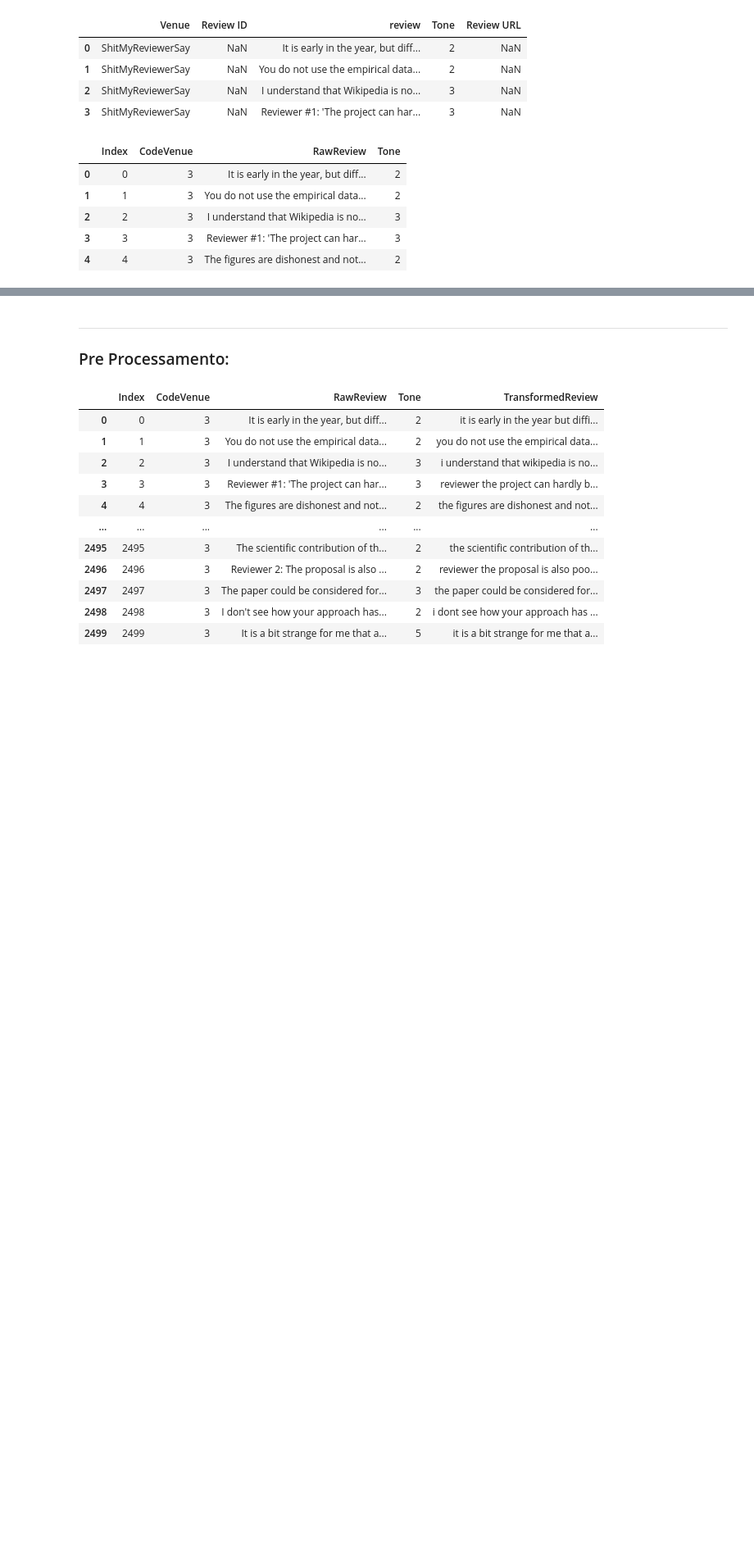
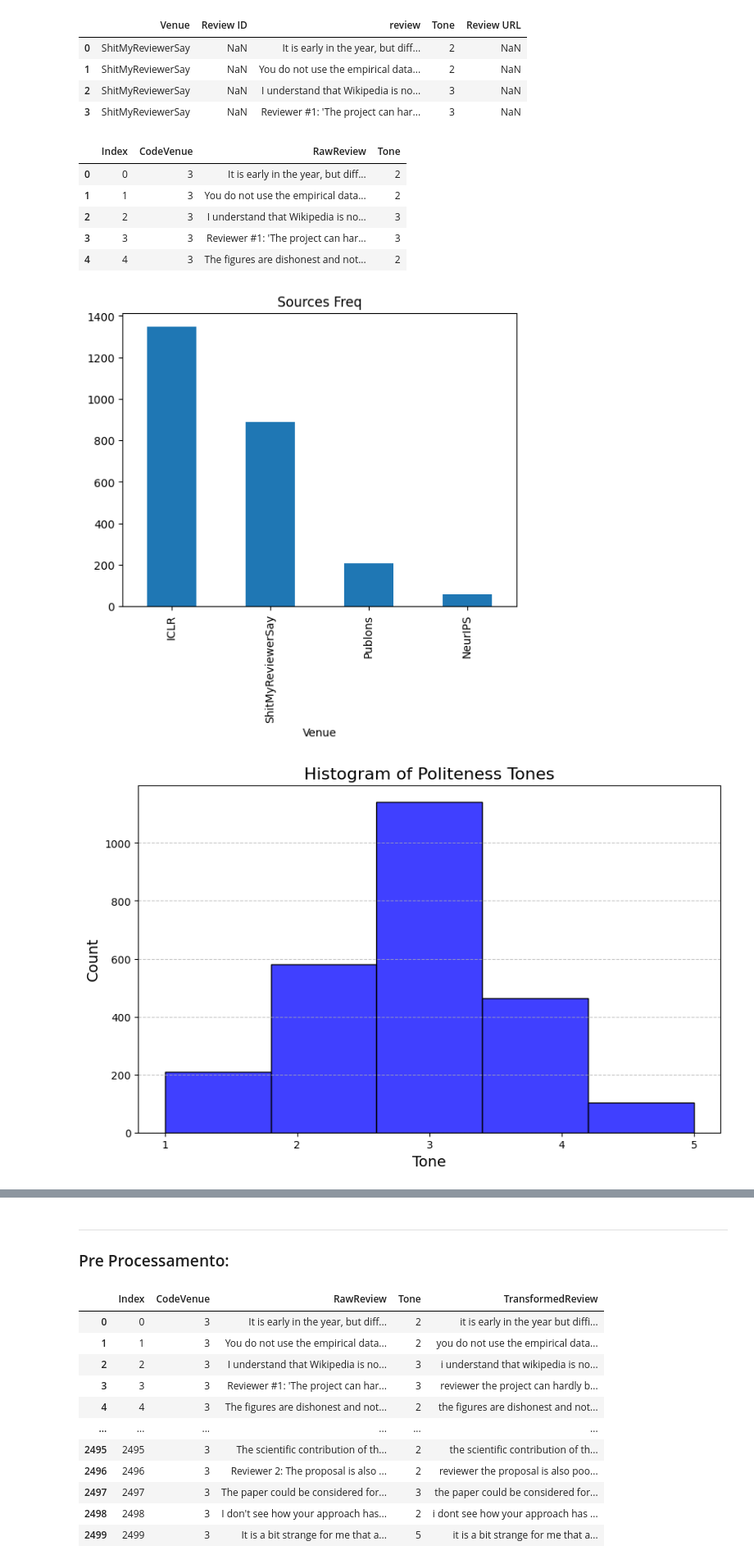
Before and after one commit to Gianini2/politeness1, a Jupyter notebook: politepeer-classification.ipynb, the cells around one changed output, grey strips where cells are left out. Shown at 82% size. Drawn from its saved outputs; the diff is of its cells as text; code cells hidden in the pictures; blank space fills up the shorter version.

```diff
--- a/politepeer-classification.ipynb
+++ b/politepeer-classification.ipynb
@@ -121,3 +102,38 @@ TargetDf.head()
 | 2 | 2 | 3 | I understand that Wikipedia is no... | 3 |
 | 3 | 3 | 3 | Reviewer #1: 'The project can har... | 3 |
 | 4 | 4 | 3 | The figures are dishonest and not... | 2 |
+# %%
+# Some visuals
+
+# Plotting the distribution of the sources
+OriginalPolitenessDF['Venue'].value_counts().plot(title='Sources Freq', kind='bar')
+plt.show()
+
+# Tone distribution
+plt.figure(figsize=(10, 6))
+sns.histplot(OriginalPolitenessDF['Tone'], bins=5, fill=True, color='blue', edgecolor='black')
+plt.grid(axis='y', linestyle='--', alpha=0.7)
+plt.xticks(ticks=[1, 2, 3, 4, 5])
+plt.title("Histogram of Politeness Tones", fontsize=16)
+plt.xlabel("Tone", fontsize=14)
+plt.ylabel("Count", fontsize=14)
+plt.show()
+
+# Plot tone per venue, stacked
+OriginalPolitenessDF.groupby(['Venue', 'Tone']).size().unstack().plot(kind='bar', stacked=True, title='Tone per Venue')
+plt.show()
+
+# Lenghts
+lengths = TargetDf['RawReview'].str.len()
+
+# Plot histogram of review lengths
+plt.figure(figsize=(10, 6))
+sns.histplot(lengths, bins=30, kde=True, color='blue', alpha=0.7)  # Seaborn for enhanced visuals
+plt.title("Histogram of Review Lengths", fontsize=16)
+plt.xlabel("Review Length (characters)", fontsize=14)
+plt.ylabel("Frequency", fontsize=14)
+plt.grid(axis='y', linestyle='--', alpha=0.7)
+plt.show()
+# %% [output]
+[figure, added]
+[figure, added]
```
Also changed, not shown: parts of 39 cells of this notebook, 2 other files.
